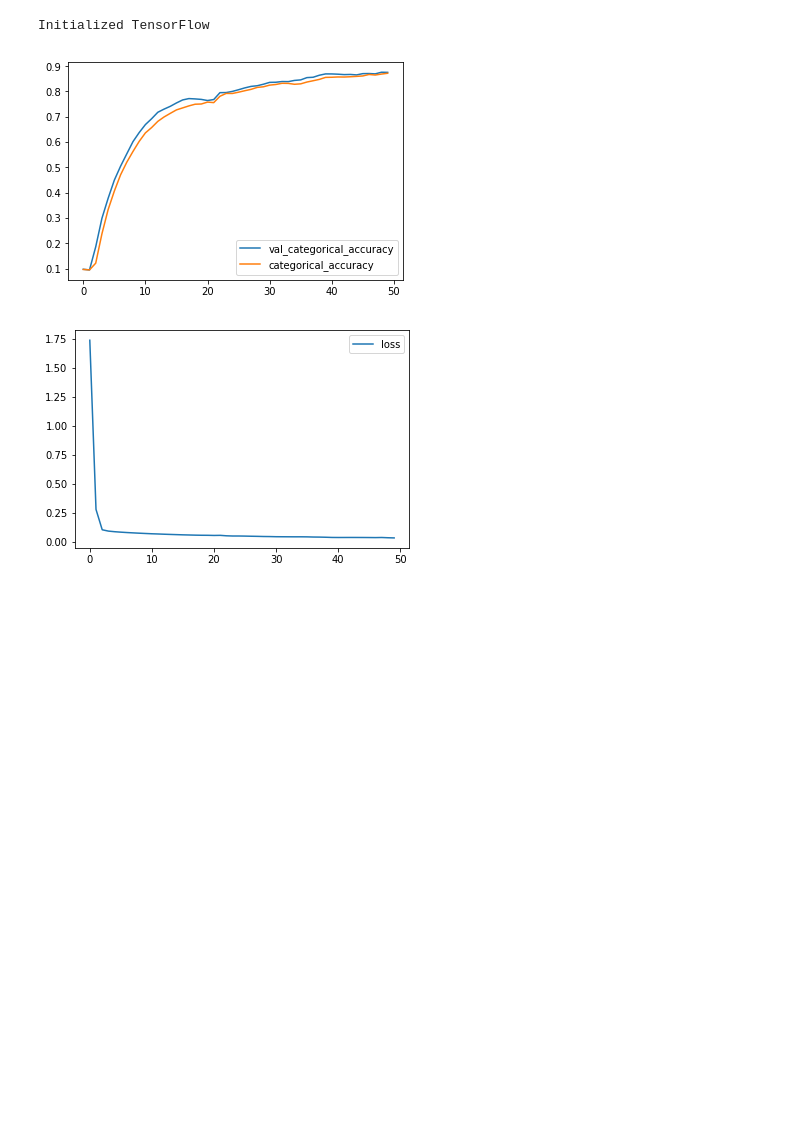
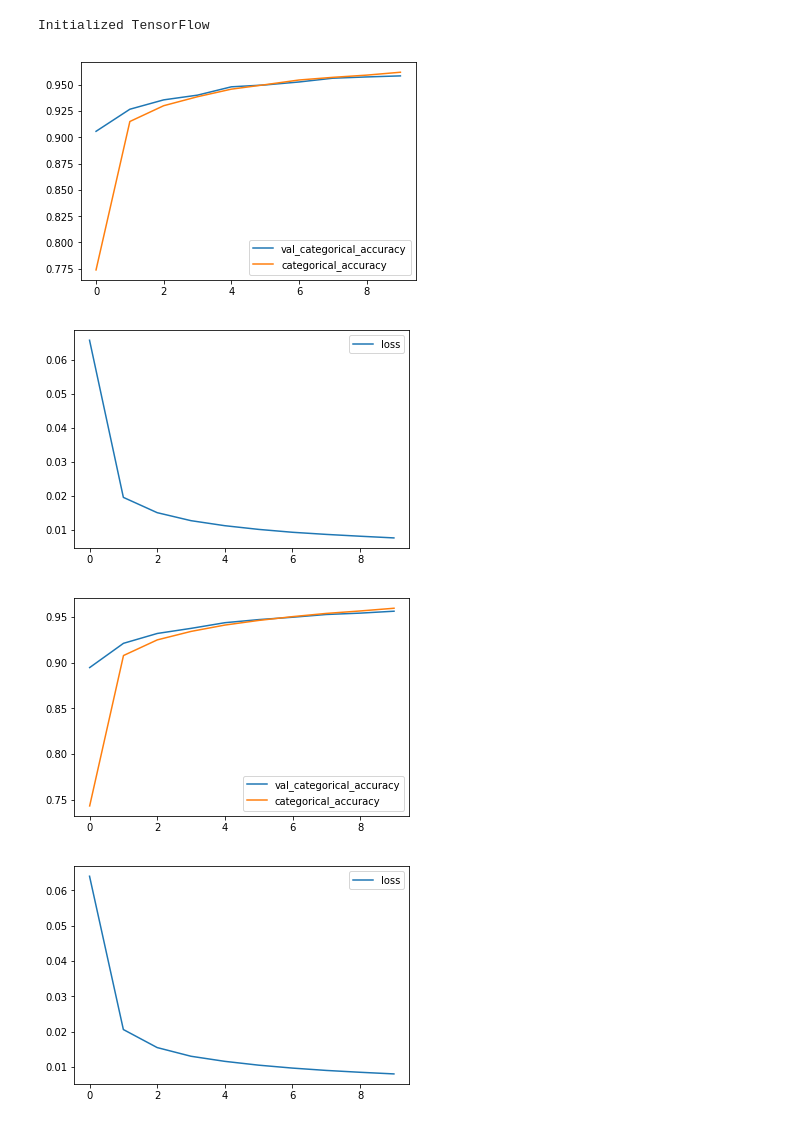
Before and after one commit to LPD-EPFL/nn-fault-tolerance, a Jupyter notebook: Regularization.ipynb, the cells around one changed output. Saved outputs shown, nothing was run; the diff lists cells and outputs as text; code cells hidden in the pictures; blank space fills up the shorter version.

Commit message:
Add Regularization code

```diff
--- a/Regularization.ipynb
+++ b/Regularization.ipynb
@@ -25,11 +25,12 @@ def get_p_arr(p):
     return [0, p]  + [0] * len(N)
 
 # prob. of failure at inference
-p_inf = 0.05
-p_inference = get_p_arr(p_inf)
+# @see ComparisonIncreasingDropoutMNIST.ipynb
+p_inference = get_p_arr(0.05)
 
 # prob. of failure at train
-p_trains = np.linspace(0, 1.2 * p_inf, 10)
+# @see ComparisonIncreasingDropoutMNIST.ipynb
+p_train = get_p_arr(0.02)
 
 # Lips. coeff
 KLips = 1.
@@ -38,11 +39,15 @@ KLips = 1.
 activation = 'sigmoid'
 
 # number of repeats for error estimation
-# see below for explanation
+# @see ComparisonIncreasingDropoutMNIST.ipynb
 repetitions = 6
 
-# number of runs for each p
-runs = 10
+# number of runs for each regularization coefficient
+runs = 5
+
+# using v3 because v4 is too slow (16 seconds vs 30 seconds)
+reg_bound = 'v3'
+reg_bound_coeffs = np.logspace(-5, 2, 5)
 # %%
 class MNISTExperimentRegularized(TrainExperiment):
     def __init__(self, N, p_inference = None, p_train = None, KLips = 1, epochs = 20, activation = 'sigmoid',
@@ -164,10 +169,3 @@ class MNISTExperimentRegularized(TrainExperiment):
 
         # creating "crashing" and "normal" models
         Experiment.__init__(self, N, W, B, p_inference, KLips = KLips, activation = activation, do_print = do_print_, name = name)
-# %%
-exp = MNISTExperimentRegularized(N, p_inference = p_inference, KLips = KLips, epochs = 50,
-                                 activation = activation, seed = None,
-                                 reg_bound = 'v3', reg_bound_coeff = 0.01, do_print = 'plot')
-# %% [output]
-[figure, removed]
-[figure, removed]
@@ -173,0 +221,8 @@ exp = MNISTExperimentRegularized(N, p_inference = p_inference, KLips = KLips, ep
+# %%
+# obtaining results
+results_array = [get_results(reg_bound_coeff) for reg_bound_coeff in reg_bound_coeffs]
+# %% [output]
+[figure, added]
+[figure, added]
+[figure, added]
+[figure, added]
```
Also changed, not shown: parts of 5 cells of this notebook.
